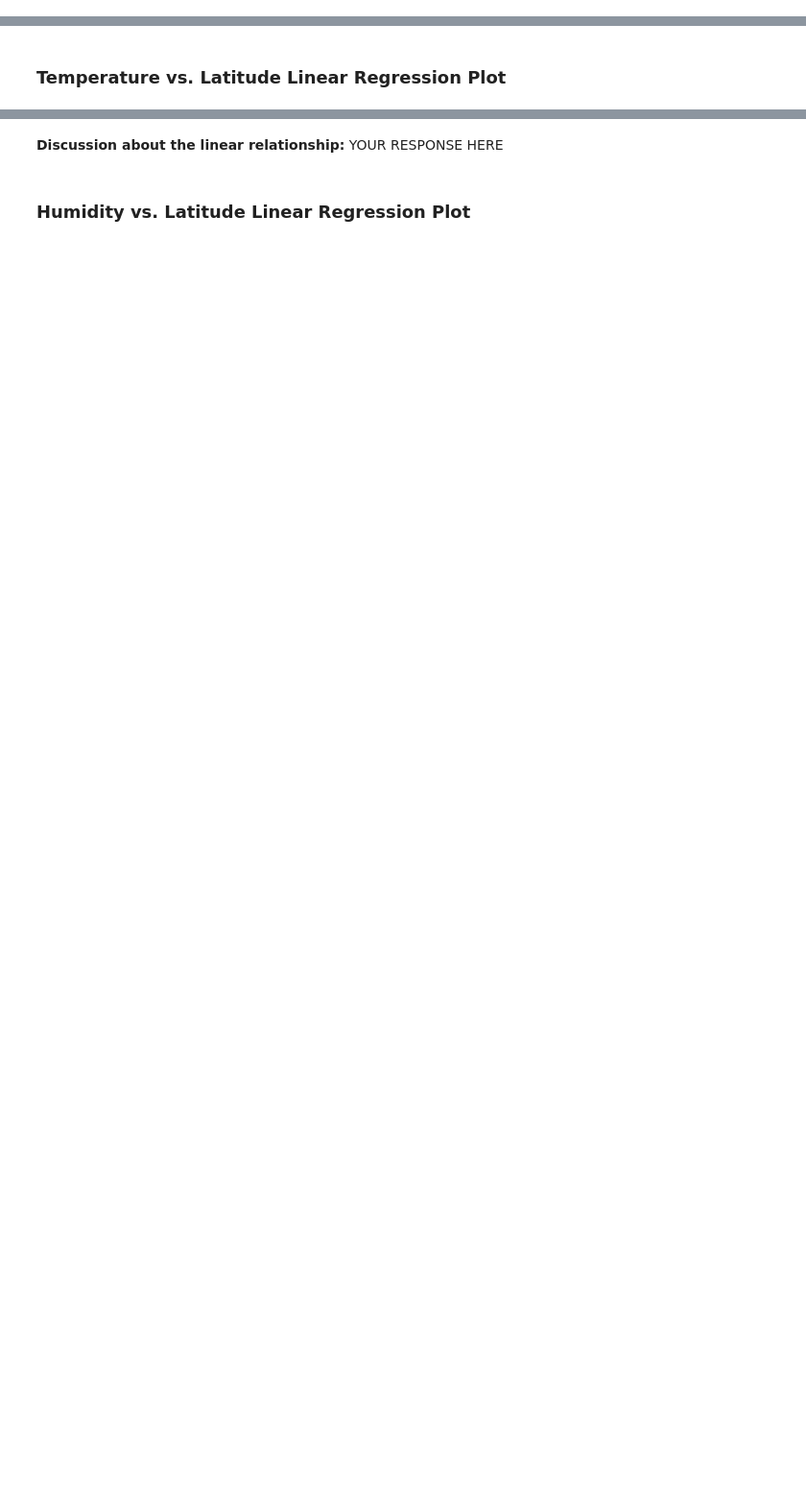
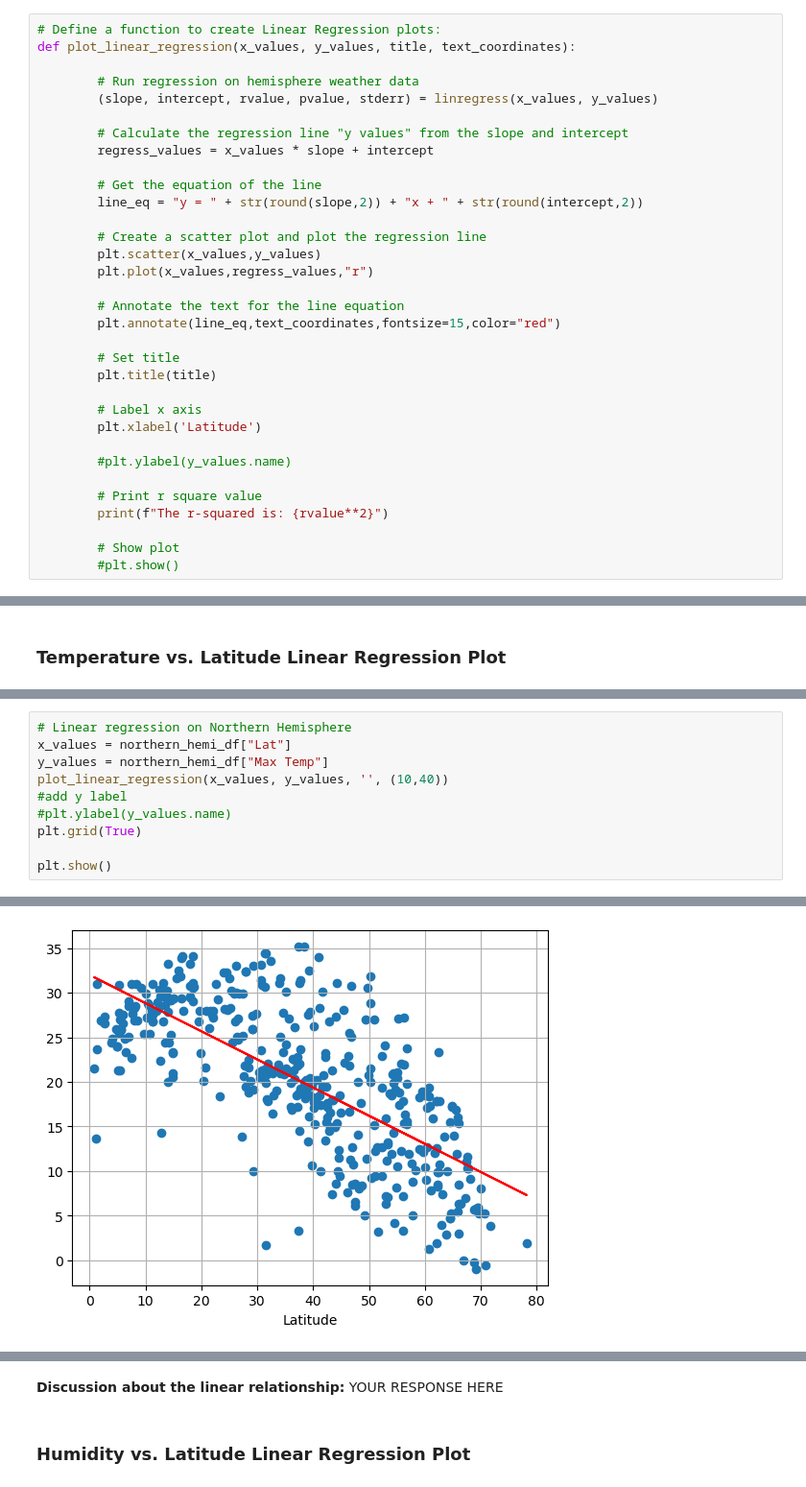
Before and after one commit to VickyL86/Python_API_Challenge_VL, a Jupyter notebook: Starter Code API/WeatherPy.ipynb, the cells around one changed output, grey strips where cells are left out. Shown at 96% size. Cells and saved outputs as stored; diff of their text form; blank space fills up the shorter version.

Commit message:
added the other regression plots - still pretty confused about axis label for y axis

```diff
--- a/Starter Code API/WeatherPy.ipynb
+++ b/Starter Code API/WeatherPy.ipynb
@@ -280,2 +277,35 @@ plt.show()
+# %%
+# Define a function to create Linear Regression plots:
+def plot_linear_regression(x_values, y_values, title, text_coordinates):
+
+        # Run regression on hemisphere weather data
+        (slope, intercept, rvalue, pvalue, stderr) = linregress(x_values, y_values)
+
+        # Calculate the regression line "y values" from the slope and intercept
+        regress_values = x_values * slope + intercept
+
+        # Get the equation of the line
+        line_eq = "y = " + str(round(slope,2)) + "x + " + str(round(intercept,2))
+
+        # Create a scatter plot and plot the regression line
+        plt.scatter(x_values,y_values)
+        plt.plot(x_values,regress_values,"r")
+
+        # Annotate the text for the line equation
+        plt.annotate(line_eq,text_coordinates,fontsize=15,color="red")
+
+        # Set title
+        plt.title(title)
+
+        # Label x axis
+        plt.xlabel('Latitude')
+
+        #plt.ylabel(y_values.name)
+
+        # Print r square value
+        print(f"The r-squared is: {rvalue**2}")
+
+        # Show plot
+        #plt.show()
 # %%
 # Create a DataFrame with the Northern Hemisphere data (Latitude >= 0)
@@ -321,0 +340,11 @@ The r-value is: 0.4121057168607245
+# %%
+# Linear regression on Northern Hemisphere
+x_values = northern_hemi_df["Lat"]
+y_values = northern_hemi_df["Max Temp"]
+plot_linear_regression(x_values, y_values, '', (10,40))
+#add y label
+#plt.ylabel(y_values.name)
+plt.grid(True)
+
+plt.show()
+# %% [output]
@@ -321,0 +352 @@ The r-value is: 0.4121057168607245
+[figure, added]
```
Also changed, not shown: parts of 28 cells of this notebook.
